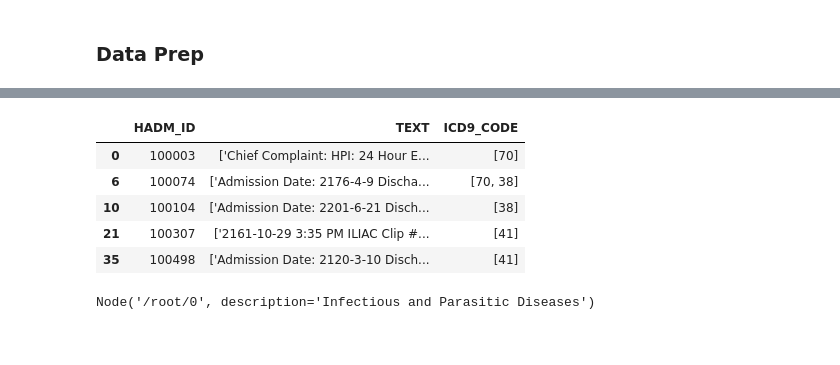
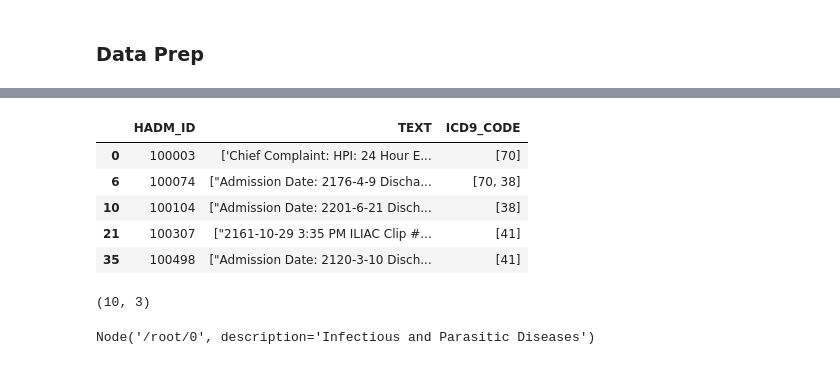
Before and after one commit to zso3n3n/mimic-iii-medcode-azure, a Jupyter notebook: medical_coding.ipynb, the cells around one changed output, grey strips where cells are left out. Drawn from its saved outputs; the diff is of its cells as text; code cells hidden in the pictures.

```diff
--- a/medical_coding.ipynb
+++ b/medical_coding.ipynb
@@ -25,14 +38,17 @@ display(df.head(5))
 # %%
-max_code = 75
+max_code = 88
 slim_df = df[df['ICD9_CODE'].apply(lambda x: all(i < max_code for i in ast.literal_eval(x)))]
+slim_df = slim_df[0:10]
 display(slim_df.head())
+print(slim_df.shape)
 # %% [output]
 |  | HADM_ID | TEXT | ICD9_CODE |
 | 0 | 100003 | ['Chief Complaint: HPI: 24 Hour E... | [70] |
-| 6 | 100074 | ['Admission Date: 2176-4-9 Discha... | [70, 38] |
-| 10 | 100104 | ['Admission Date: 2201-6-21 Disch... | [38] |
-| 21 | 100307 | ['2161-10-29 3:35 PM ILIAC Clip #... | [41] |
-| 35 | 100498 | ['Admission Date: 2120-3-10 Disch... | [41] |
+| 6 | 100074 | ["Admission Date: 2176-4-9 Discha... | [70, 38] |
+| 10 | 100104 | ["Admission Date: 2201-6-21 Disch... | [38] |
+| 21 | 100307 | ["2161-10-29 3:35 PM ILIAC Clip #... | [41] |
+| 35 | 100498 | ["Admission Date: 2120-3-10 Disch... | [41] |
+(10, 3)
 # %%
 # Initialize Code Tree
 code_tree = TaxonomyParser()
```
Also changed, not shown: parts of 17 cells of this notebook, 6 other files.
